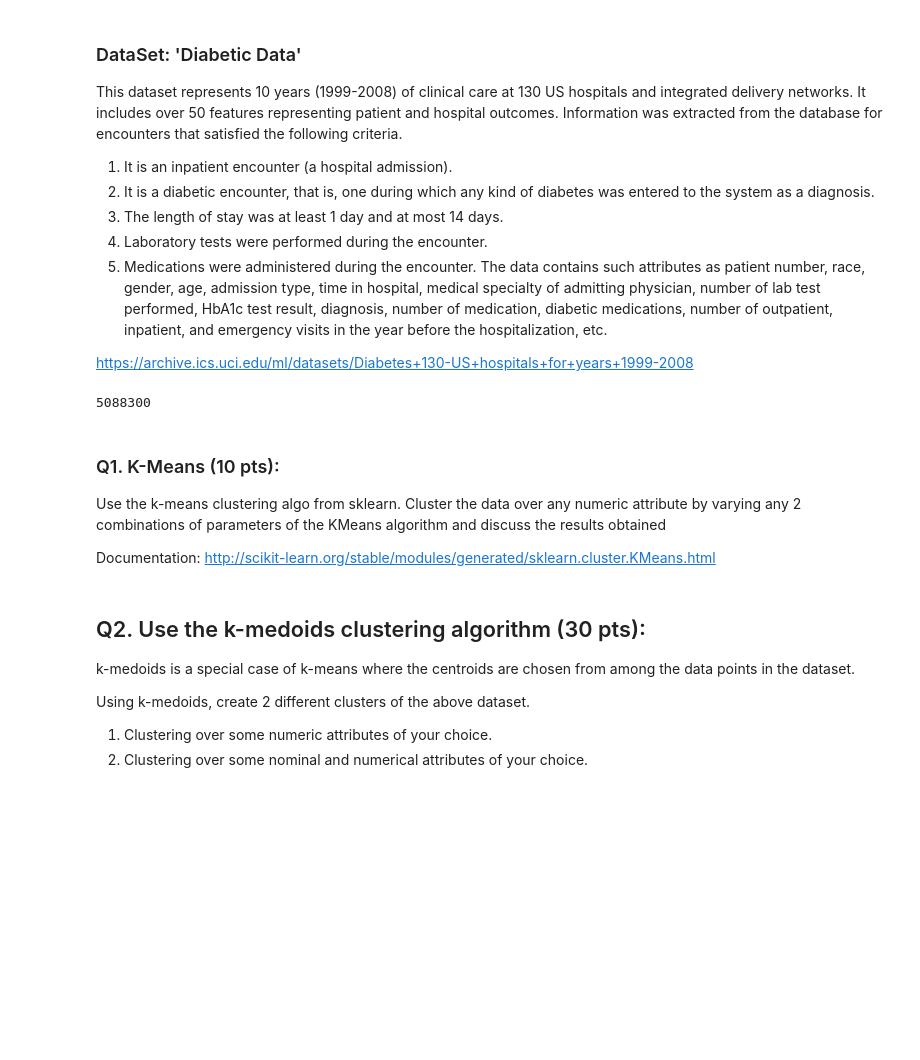
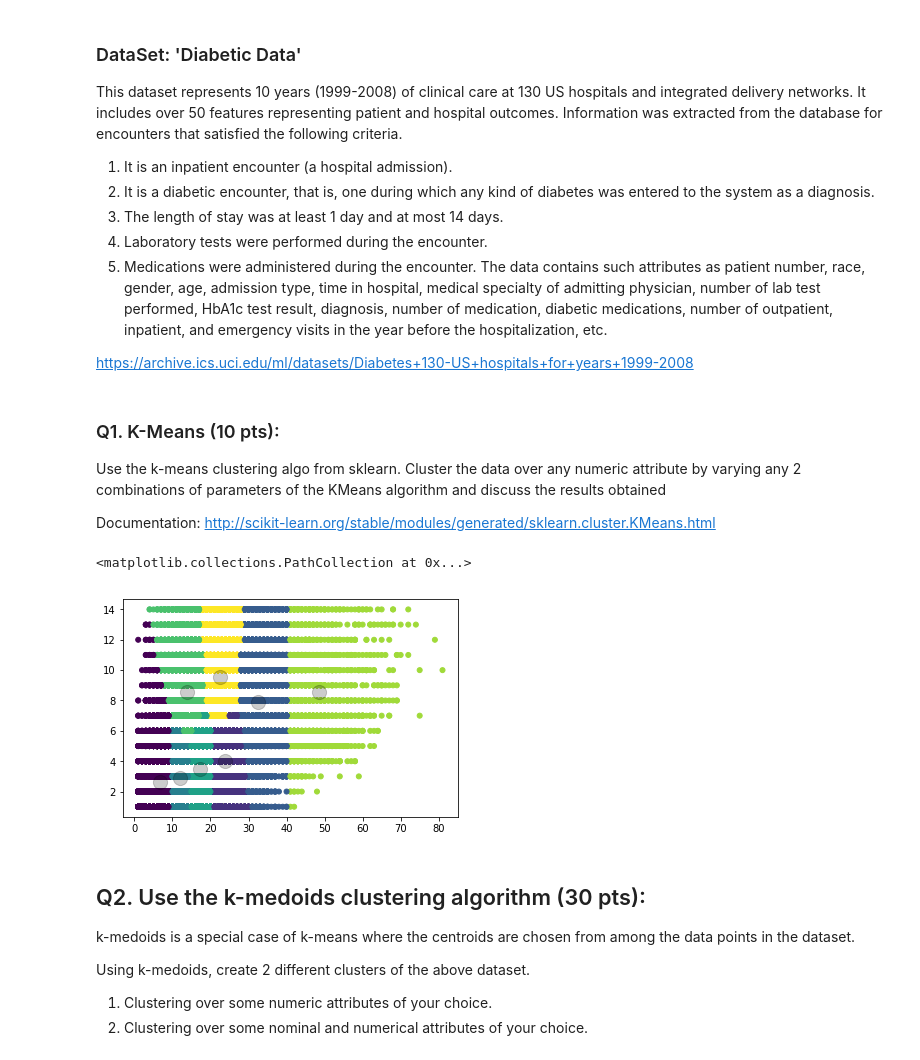
Before and after one commit to linkvetern64/491HW, a Jupyter notebook: HW2/HW2-Clustering.ipynb, the cells around one changed output. Cells and saved outputs as stored; diff of their text form; code cells hidden in the pictures; blank space fills up the shorter version.

```diff
--- a/HW2/HW2-Clustering.ipynb
+++ b/HW2/HW2-Clustering.ipynb
@@ -18,12 +18,10 @@ The data contains such attributes as patient number, race, gender, age, admissio
 https://archive.ics.uci.edu/ml/datasets/Diabetes+130-US+hospitals+for+years+1999-2008
 # %%
 import pandas as pd
+import pylab as pl
 import numpy as np
 
 df = pd.read_csv('diabetic_data.csv')
-df.size
-# %% [output]
-5088300
 # %% [markdown]
 ### Q1. K-Means (10 pts):
 
@@ -35,13 +33,23 @@ Documentation:
 http://scikit-learn.org/stable/modules/generated/sklearn.cluster.KMeans.html
 # %%
 from sklearn.cluster import KMeans
+import matplotlib.pyplot as plt
+%matplotlib inline
+
 cluster = pd.DataFrame(columns=['num_medications', 'time_in_hospital'])
 cluster['num_medications'] = df['num_medications'].copy()
 cluster['time_in_hospital'] = df['time_in_hospital'].copy()
 
-kmeans = KMeans(n_clusters=2).fit(cluster)
-#kmeans.cluster_centers_
-#admission_source_id	time_in_hospital
+kmeans = KMeans(n_clusters=8).fit(cluster)
+
+y_kmeans = kmeans.predict(cluster)
+plt.scatter(cluster.num_medications, cluster.time_in_hospital, c=y_kmeans, s=25, cmap='viridis')
+
+centers = kmeans.cluster_centers_
+plt.scatter(centers[:, 0], centers[:, 1], c='black', s=200, alpha=0.2)
+# %% [output]
+<matplotlib.collections.PathCollection at 0x...>
+[figure, added]
 # %% [markdown]
 ## Q2. Use the k-medoids clustering algorithm (30 pts):
 
```
Also changed, not shown: parts of 5 cells of this notebook, 2 other files.
